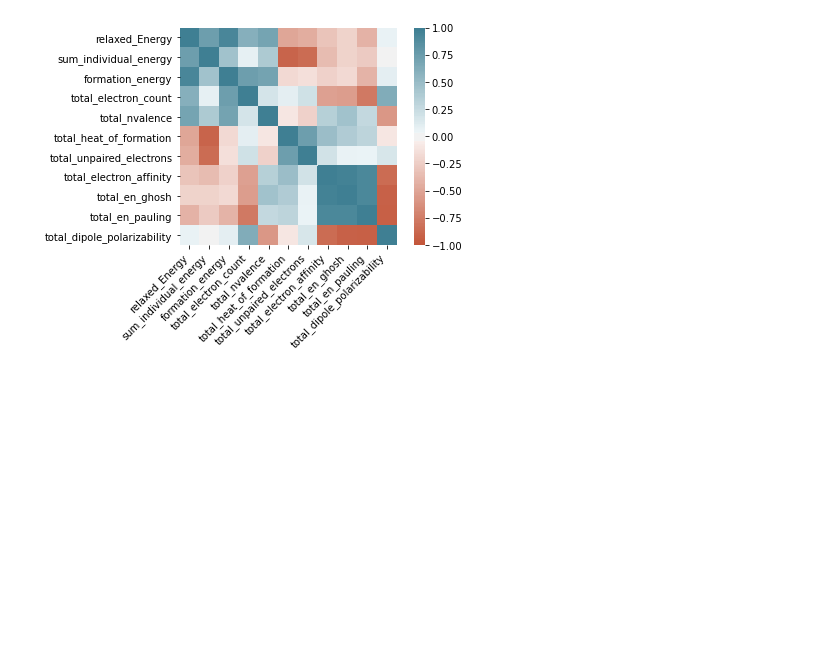
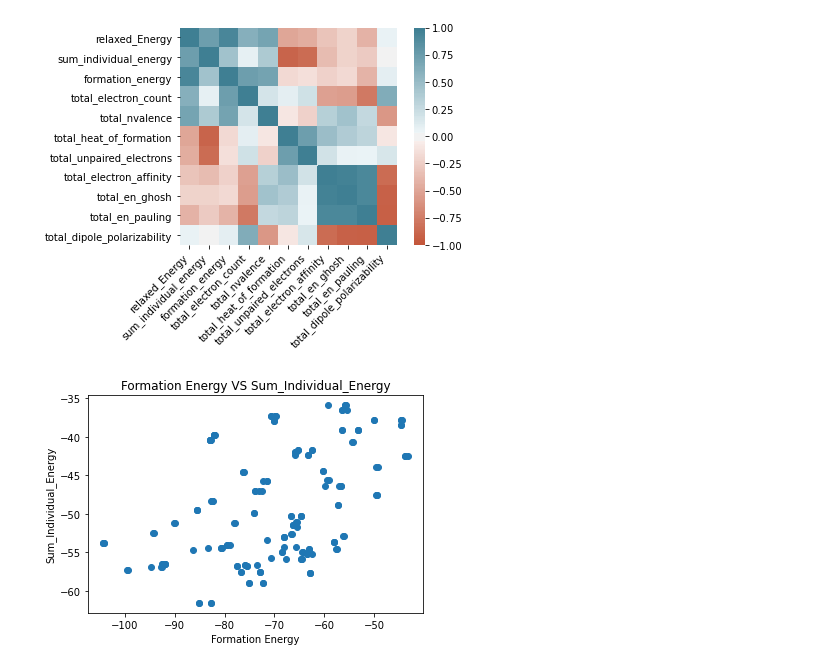
Before and after one commit to Aninditaa/BiLayer, a Jupyter notebook: BiLayer_2.ipynb, the cells around one changed output. Drawn from its saved outputs; the diff is of its cells as text; code cells hidden in the pictures; blank space fills up the shorter version.

```diff
--- a/BiLayer_2.ipynb
+++ b/BiLayer_2.ipynb
@@ -296,3 +299,12 @@ ax.set_xticklabels(
 );
 # %% [output]
 [figure]
+# %%
+plt.subplot()
+plt.scatter(df_filtered_finished_data['formation_energy'], df_filtered_finished_data['sum_individual_energy'])
+plt.title('Formation Energy VS Sum_Individual_Energy')
+plt.xlabel('Formation Energy')
+plt.ylabel('Sum_Individual_Energy')
+plt.show()
+# %% [output]
+[figure, added]
```
Also changed, not shown: parts of 26 cells of this notebook, 8 other files.
